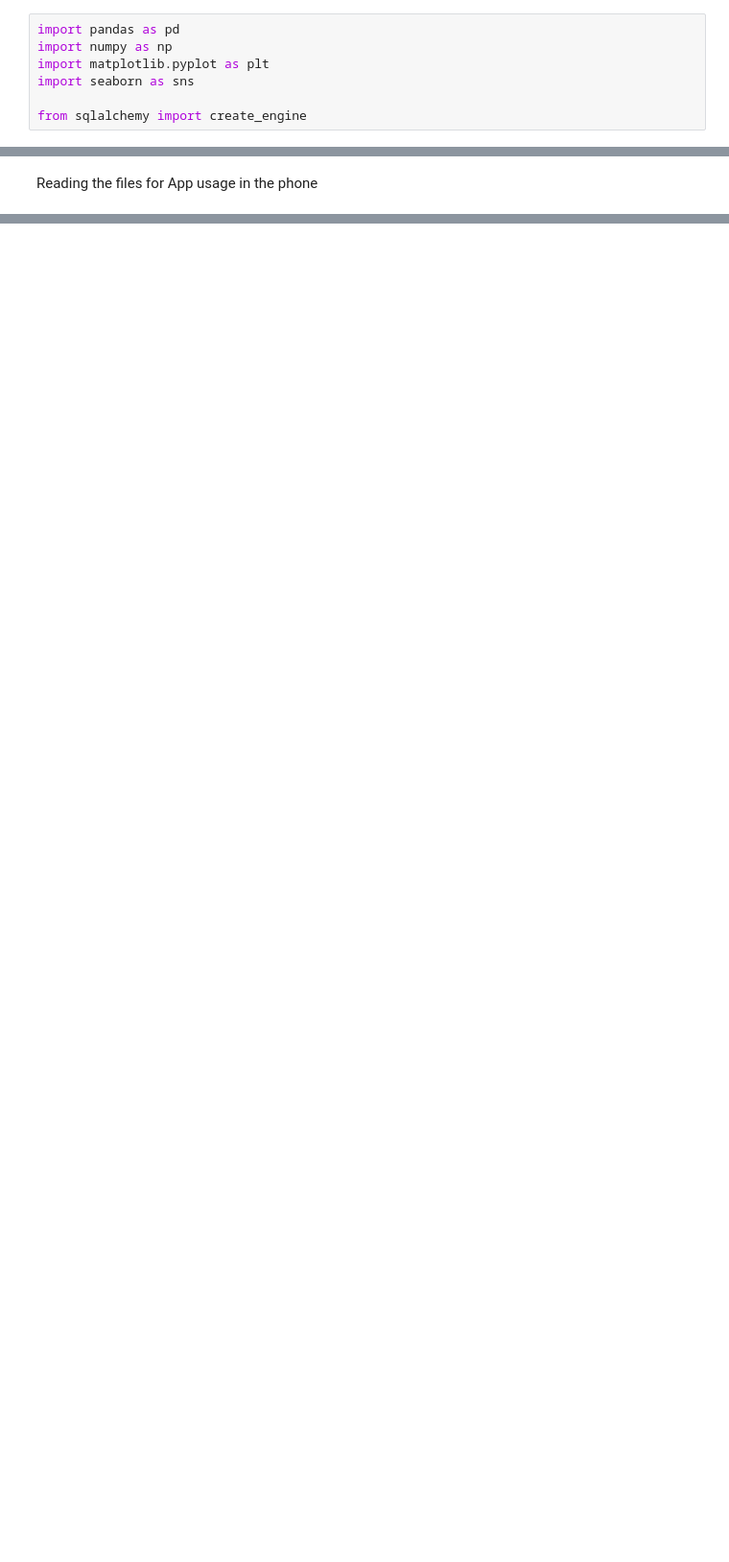
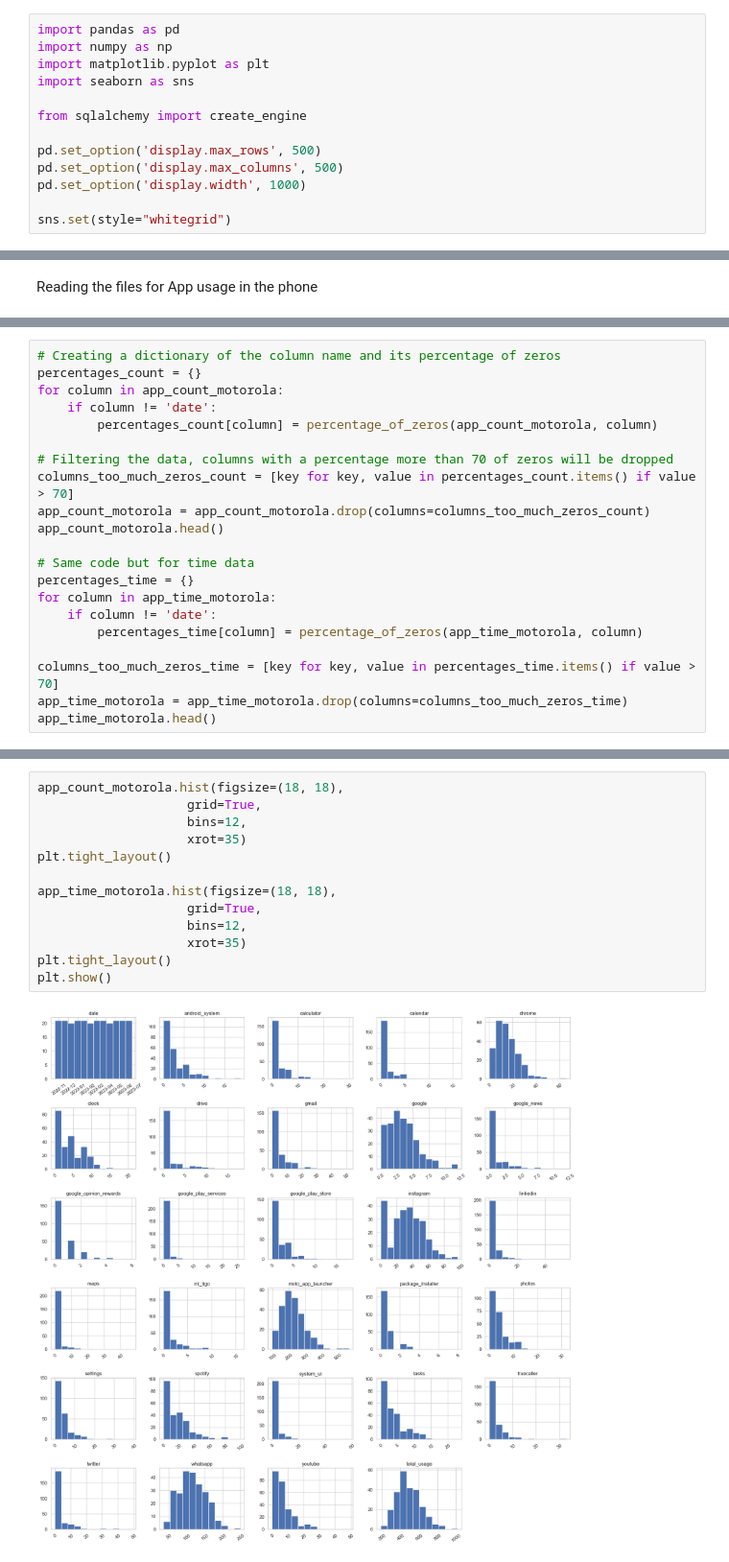
Before and after one commit to estivengrx/statistics-of-use-project, a Jupyter notebook: notebooks_scripts/EDA_each_file.ipynb, the cells around one changed output, grey strips where cells are left out. Shown: that part at 96% size. Drawn from its saved outputs; the diff is of its cells as text; blank space fills up the shorter version.

Commit message:
Progress in the EDA notebook, dropped data with more than 70 percent of zeros and distribution analysis started

```diff
--- a/notebooks_scripts/EDA_each_file.ipynb
+++ b/notebooks_scripts/EDA_each_file.ipynb
@@ -14,6 +14,12 @@ import matplotlib.pyplot as plt
 import seaborn as sns
 
 from sqlalchemy import create_engine
+
+pd.set_option('display.max_rows', 500)
+pd.set_option('display.max_columns', 500)
+pd.set_option('display.width', 1000)
+
+sns.set(style="whitegrid")
 # %% [markdown]
 # Exploratory Data Analysis
 # %% [markdown]
@@ -50,0 +132,21 @@ app_time_motorola = result_df['app_usage_time_motorola']
+# %%
+# Creating a dictionary of the column name and its percentage of zeros
+percentages_count = {}
+for column in app_count_motorola:
+    if column != 'date':
+        percentages_count[column] = percentage_of_zeros(app_count_motorola, column)
+
+# Filtering the data, columns with a percentage more than 70 of zeros will be dropped
+columns_too_much_zeros_count = [key for key, value in percentages_count.items() if value > 70]
+app_count_motorola = app_count_motorola.drop(columns=columns_too_much_zeros_count)
+app_count_motorola.head()
+
+# Same code but for time data
+percentages_time = {}
+for column in app_time_motorola:
+    if column != 'date':
+        percentages_time[column] = percentage_of_zeros(app_time_motorola, column)
+
+columns_too_much_zeros_time = [key for key, value in percentages_time.items() if value > 70]
+app_time_motorola = app_time_motorola.drop(columns=columns_too_much_zeros_time)
+app_time_motorola.head()
@@ -50,0 +168,15 @@ app_time_motorola = result_df['app_usage_time_motorola']
+# %%
+app_count_motorola.hist(figsize=(18, 18),
+                    grid=True,
+                    bins=12,
+                    xrot=35)
+plt.tight_layout()
+
+app_time_motorola.hist(figsize=(18, 18),
+                    grid=True,
+                    bins=12,
+                    xrot=35)
+plt.tight_layout()
+plt.show()
+# %% [output]
+[figure, added]
```
Also changed, not shown: parts of 14 cells of this notebook, 1 other file.
